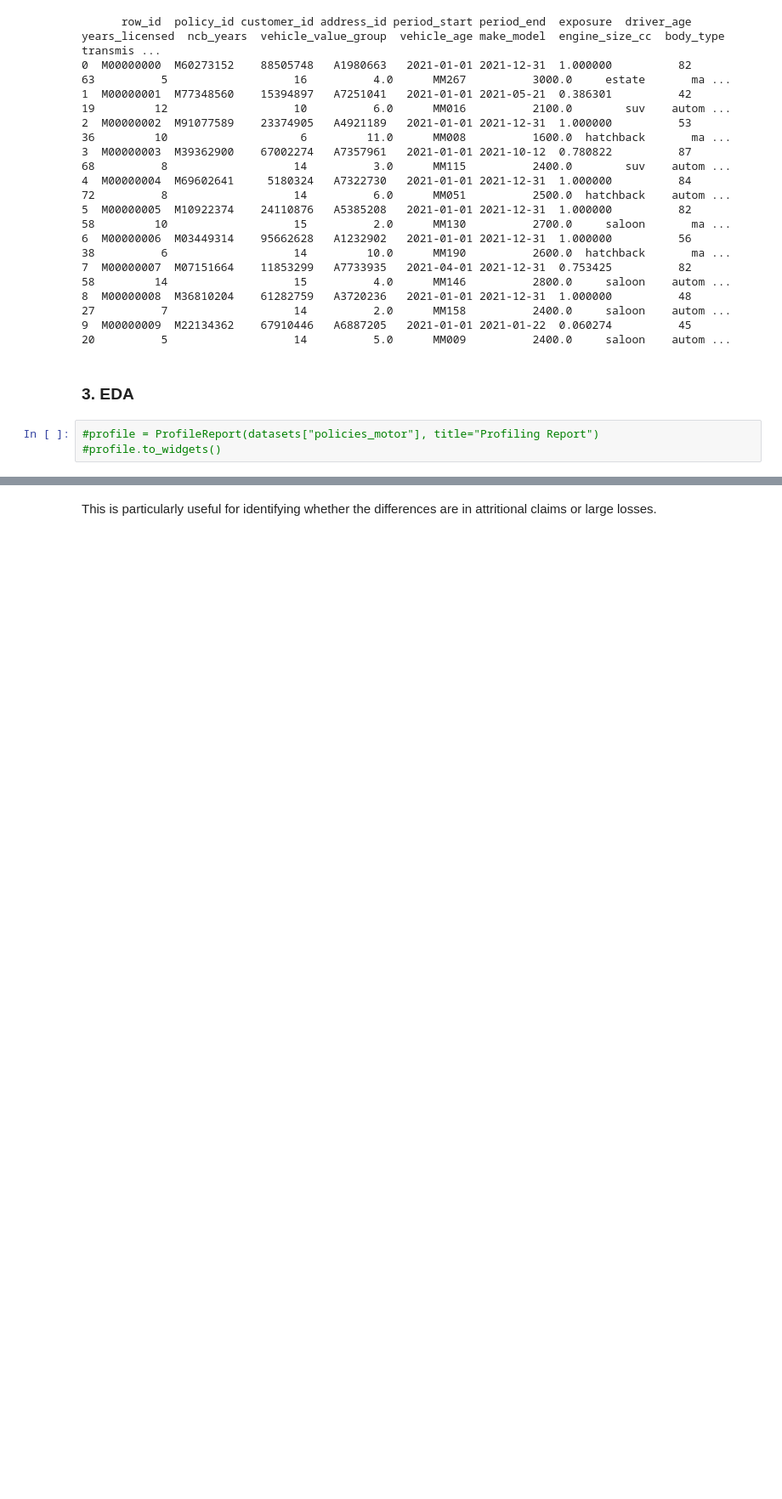
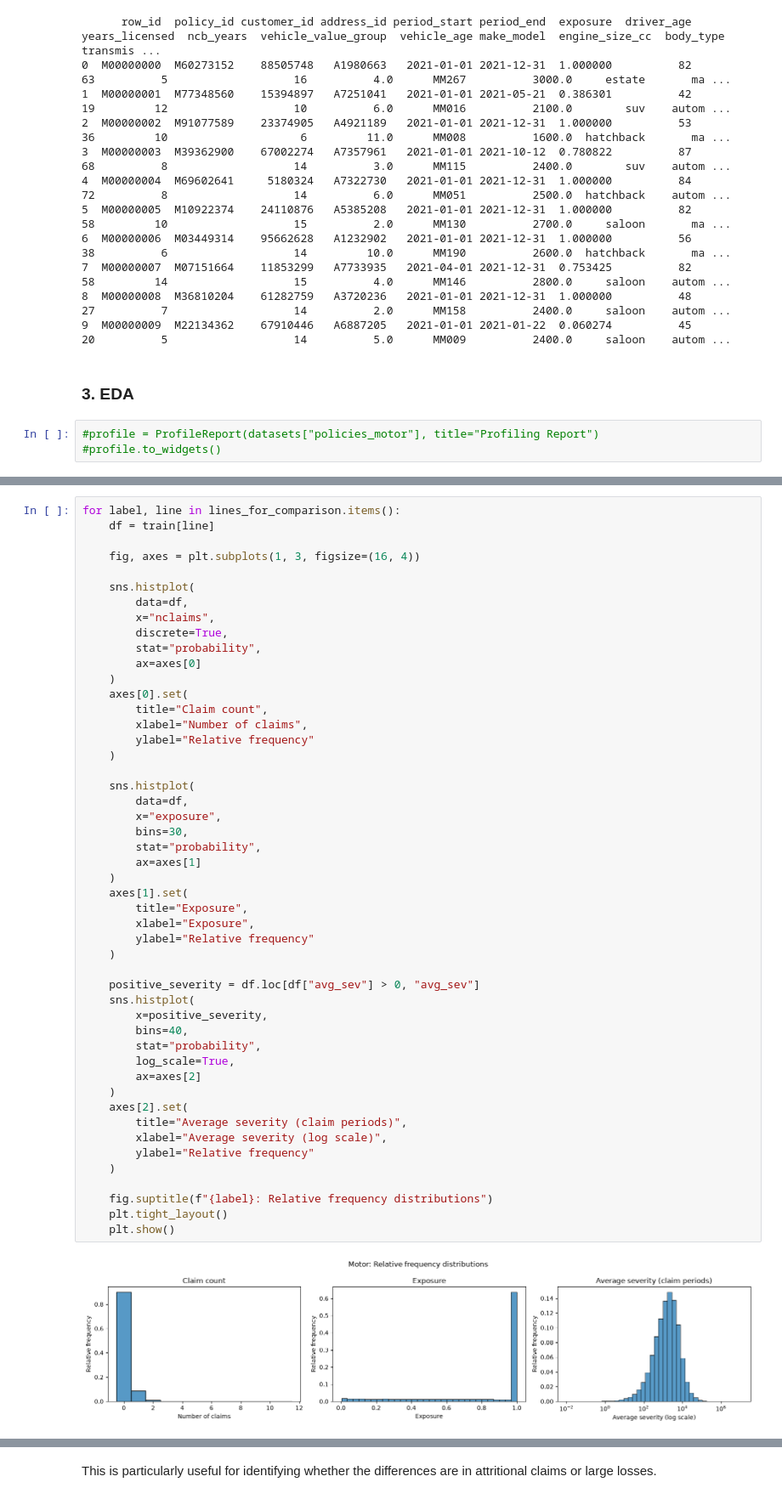
Before and after one commit to sarah-gui/Hackathon2026, a Jupyter notebook: analysis.ipynb, the cells around one changed output, grey strips where cells are left out. Shown at 85% size. Cells and saved outputs as stored; diff of their text form; blank space fills up the shorter version.

```diff
--- a/analysis.ipynb
+++ b/analysis.ipynb
@@ -951,0 +860,51 @@ for line in ["motor", "buildings", "contents"]:
+# %%
+for label, line in lines_for_comparison.items():
+    df = train[line]
+
+    fig, axes = plt.subplots(1, 3, figsize=(16, 4))
+
+    sns.histplot(
+        data=df,
+        x="nclaims",
+        discrete=True,
+        stat="probability",
+        ax=axes[0]
+    )
+    axes[0].set(
+        title="Claim count",
+        xlabel="Number of claims",
+        ylabel="Relative frequency"
+    )
+
+    sns.histplot(
+        data=df,
+        x="exposure",
+        bins=30,
+        stat="probability",
+        ax=axes[1]
+    )
+    axes[1].set(
+        title="Exposure",
+        xlabel="Exposure",
+        ylabel="Relative frequency"
+    )
+
+    positive_severity = df.loc[df["avg_sev"] > 0, "avg_sev"]
+    sns.histplot(
+        x=positive_severity,
+        bins=40,
+        stat="probability",
+        log_scale=True,
+        ax=axes[2]
+    )
+    axes[2].set(
+        title="Average severity (claim periods)",
+        xlabel="Average severity (log scale)",
+        ylabel="Relative frequency"
+    )
+
+    fig.suptitle(f"{label}: Relative frequency distributions")
+    plt.tight_layout()
+    plt.show()
+# %% [output]
+[figure, added]
```
Also changed, not shown: parts of 51 cells of this notebook.
